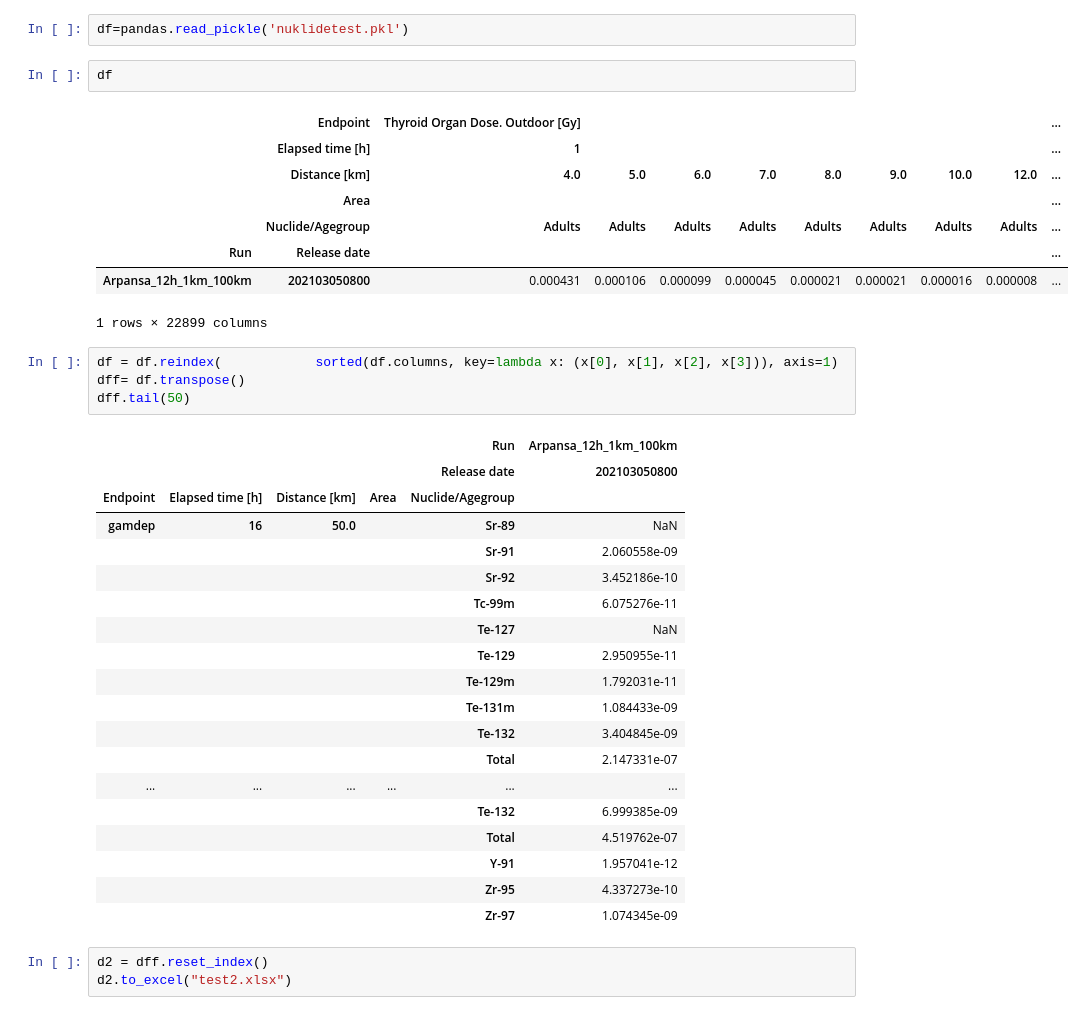
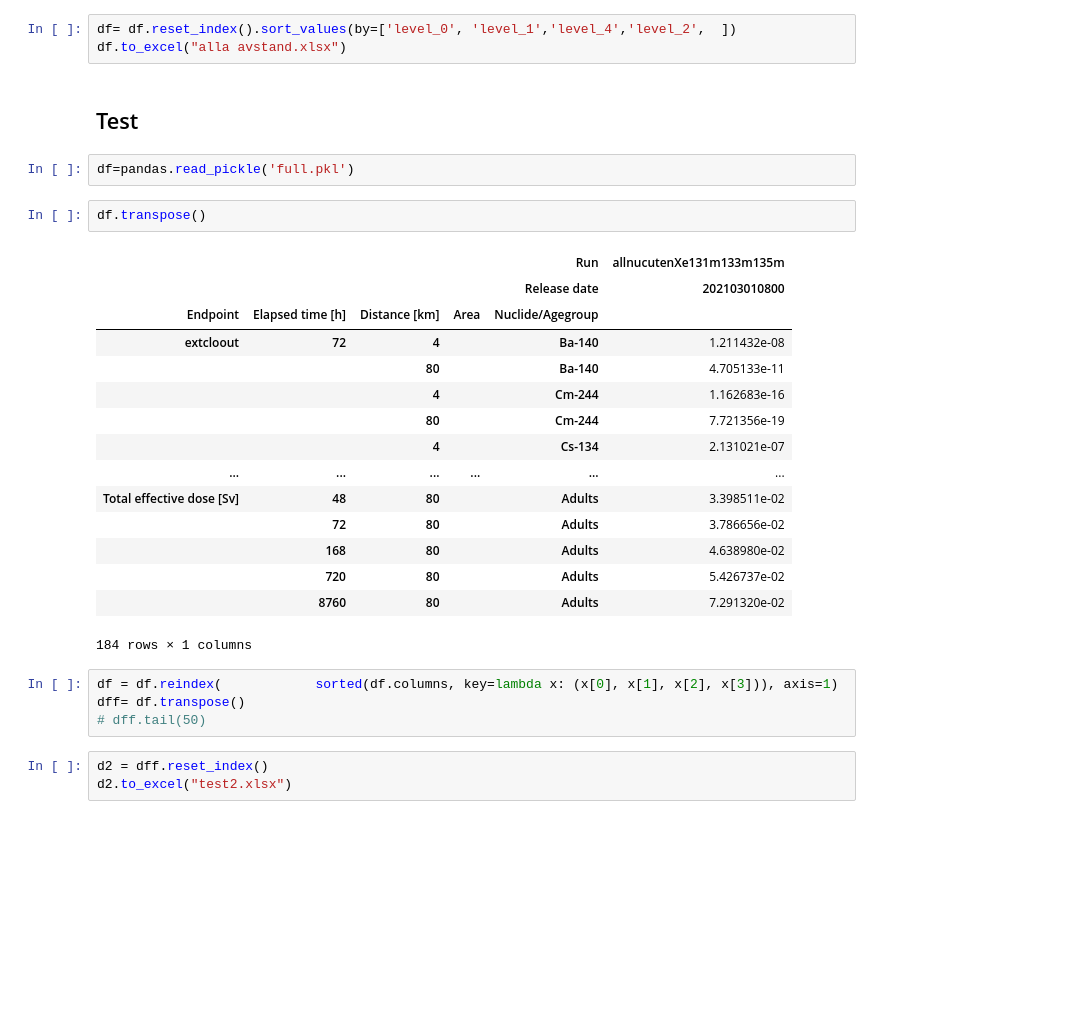
Before and after one commit to DSA-NO/BatchShpToTable, a Jupyter notebook: compare_nuklide.ipynb, the cells around one changed output. Cells and saved outputs as stored; diff of their text form; blank space fills up the shorter version.

Commit message:
Kjeller tests

```diff
--- a/compare_nuklide.ipynb
+++ b/compare_nuklide.ipynb
@@ -3,40 +29,32 @@ import pandas
+# %%
+df= df.reset_index().sort_values(by=['level_0', 'level_1','level_4','level_2',  ])
+df.to_excel("alla avstand.xlsx")
+# %% [markdown]
+## Test
 # %%
-df=pandas.read_pickle('nuklidetest.pkl')
+df=pandas.read_pickle('full.pkl')
 # %%
-df
+df.transpose()
 # %% [output]
-|  | Endpoint | Thyroid Organ Dose. Outdoor [Gy] |  |  |  |  |  |  |  | ... |
-|  | Elapsed time [h] | 1 |  |  |  |  |  |  |  | ... |
-|  | Distance [km] | 4.0 | 5.0 | 6.0 | 7.0 | 8.0 | 9.0 | 10.0 | 12.0 | ... |
-|  | Area |  |  |  |  |  |  |  |  | ... |
-|  | Nuclide/Agegroup | Adults | Adults | Adults | Adults | Adults | Adults | Adults | Adults | ... |
-| Run | Release date |  |  |  |  |  |  |  |  | ... |
-| Arpansa_12h_1km_100km | 202103050800 | 0.000431 | 0.000106 | 0.000099 | 0.000045 | 0.000021 | 0.000021 | 0.000016 | 0.000008 | ... |
+|  |  |  |  | Run | allnucutenXe131m133m135m |
+|  |  |  |  | Release date | 202103010800 |
+| Endpoint | Elapsed time [h] | Distance [km] | Area | Nuclide/Agegroup |  |
+| extcloout | 72 | 4 |  | Ba-140 | 1.211432e-08 |
+|  |  | 80 |  | Ba-140 | 4.705133e-11 |
+|  |  | 4 |  | Cm-244 | 1.162683e-16 |
+|  |  | 80 |  | Cm-244 | 7.721356e-19 |
+|  |  | 4 |  | Cs-134 | 2.131021e-07 |
+| ... | ... | ... | ... | ... | ... |
+| Total effective dose [Sv] | 48 | 80 |  | Adults | 3.398511e-02 |
+|  | 72 | 80 |  | Adults | 3.786656e-02 |
+|  | 168 | 80 |  | Adults | 4.638980e-02 |
+|  | 720 | 80 |  | Adults | 5.426737e-02 |
+|  | 8760 | 80 |  | Adults | 7.291320e-02 |
-1 rows × 22899 columns
+184 rows × 1 columns
 # %%
 df = df.reindex(            sorted(df.columns, key=lambda x: (x[0], x[1], x[2], x[3])), axis=1)
 dff= df.transpose()
-dff.tail(50)
+# dff.tail(50)
-# %% [output]
-|  |  |  |  | Run | Arpansa_12h_1km_100km |
-|  |  |  |  | Release date | 202103050800 |
-| Endpoint | Elapsed time [h] | Distance [km] | Area | Nuclide/Agegroup |  |
-| gamdep | 16 | 50.0 |  | Sr-89 | NaN |
-|  |  |  |  | Sr-91 | 2.060558e-09 |
-|  |  |  |  | Sr-92 | 3.452186e-10 |
-|  |  |  |  | Tc-99m | 6.075276e-11 |
-|  |  |  |  | Te-127 | NaN |
-|  |  |  |  | Te-129 | 2.950955e-11 |
-|  |  |  |  | Te-129m | 1.792031e-11 |
-|  |  |  |  | Te-131m | 1.084433e-09 |
-|  |  |  |  | Te-132 | 3.404845e-09 |
-|  |  |  |  | Total | 2.147331e-07 |
-| ... | ... | ... | ... | ... | ... |
-|  |  |  |  | Te-132 | 6.999385e-09 |
-|  |  |  |  | Total | 4.519762e-07 |
-|  |  |  |  | Y-91 | 1.957041e-12 |
-|  |  |  |  | Zr-95 | 4.337273e-10 |
-|  |  |  |  | Zr-97 | 1.074345e-09 |
 # %%
 d2 = dff.reset_index()
 d2.to_excel("test2.xlsx")
```
Also changed, not shown: parts of 9 cells of this notebook, 2 other files.
